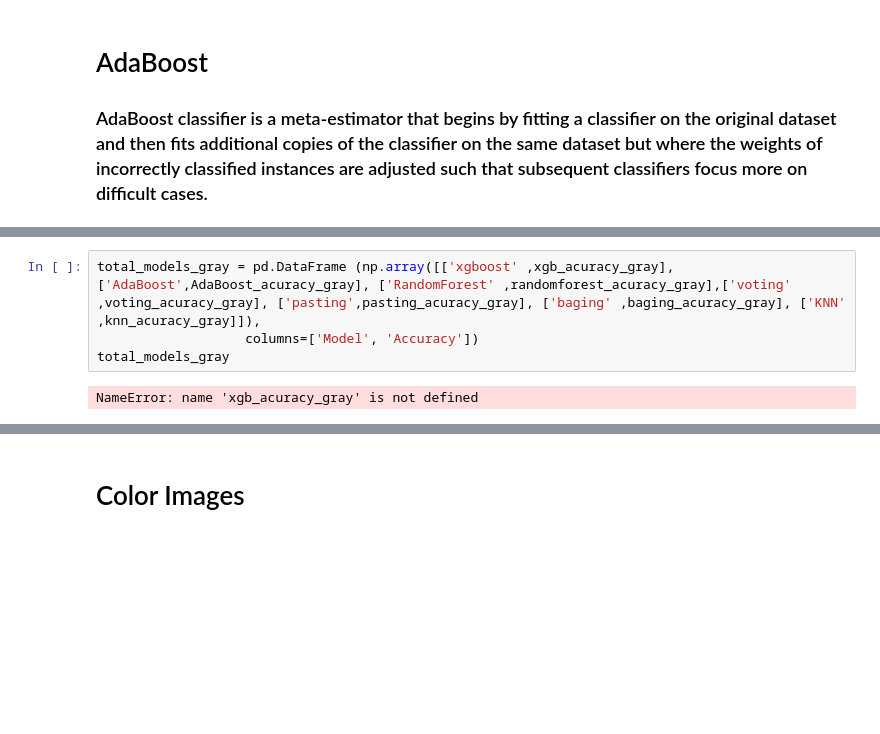
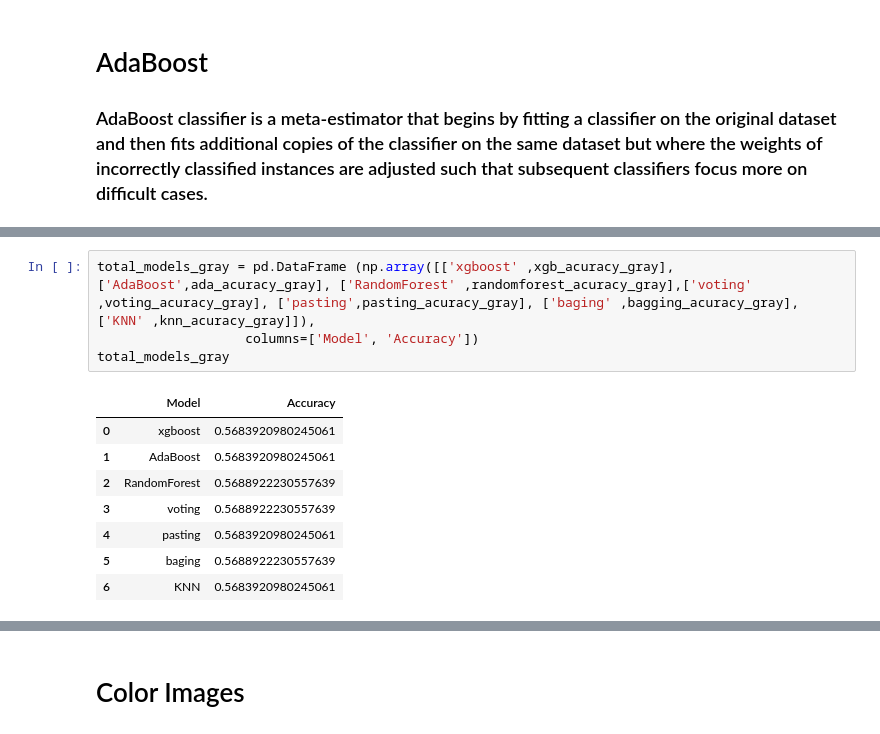
Before and after one commit to diklabirman/Data_Viz_Final_Project, a Jupyter notebook: DOGS VS. CATS.ipynb, the cells around one changed output, grey strips where cells are left out. Cells and saved outputs as stored; diff of their text form; blank space fills up the shorter version.

```diff
--- a/DOGS VS. CATS.ipynb
+++ b/DOGS VS. CATS.ipynb
@@ -385,6 +383,13 @@ print(ada_acuracy_gray )
 # %%
-total_models_gray = pd.DataFrame (np.array([['xgboost' ,xgb_acuracy_gray], ['AdaBoost',AdaBoost_acuracy_gray], ['RandomForest' ,randomforest_acuracy_gray],['voting' ,voting_acuracy_gray], ['pasting',pasting_acuracy_gray], ['baging' ,baging_acuracy_gray], ['KNN' ,knn_acuracy_gray]]),
+total_models_gray = pd.DataFrame (np.array([['xgboost' ,xgb_acuracy_gray], ['AdaBoost',ada_acuracy_gray], ['RandomForest' ,randomforest_acuracy_gray],['voting' ,voting_acuracy_gray], ['pasting',pasting_acuracy_gray], ['baging' ,bagging_acuracy_gray], ['KNN' ,knn_acuracy_gray]]),
                    columns=['Model', 'Accuracy'])
 total_models_gray
 # %% [output]
-NameError: name 'xgb_acuracy_gray' is not defined
+|  | Model | Accuracy |
+| 0 | xgboost | 0.5683920980245061 |
+| 1 | AdaBoost | 0.5683920980245061 |
+| 2 | RandomForest | 0.5688922230557639 |
+| 3 | voting | 0.5688922230557639 |
+| 4 | pasting | 0.5683920980245061 |
+| 5 | baging | 0.5688922230557639 |
+| 6 | KNN | 0.5683920980245061 |
```
Also changed, not shown: parts of 28 cells of this notebook.
